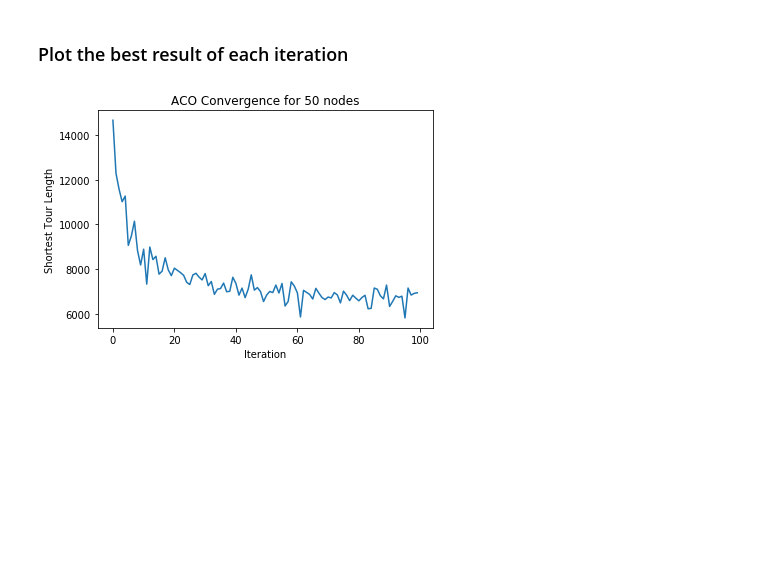
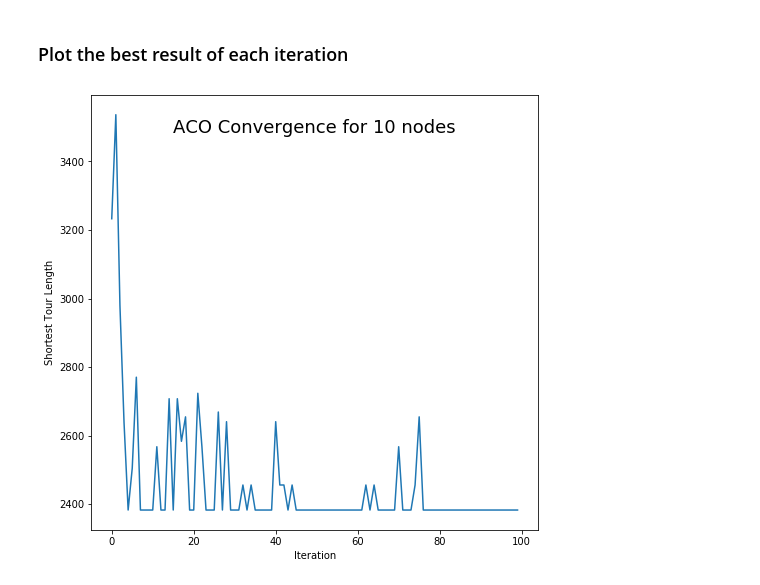
Before and after one commit to bijoythomas/ant_colony_optimization, a Jupyter notebook: TSP with ACO.ipynb, the cells around one changed output. Cells and saved outputs as stored; diff of their text form; code cells hidden in the pictures; blank space fills up the shorter version.

```diff
--- a/TSP with ACO.ipynb
+++ b/TSP with ACO.ipynb
@@ -5,7 +5,7 @@ The code below uses ACO to determine the shortest tour between `num_nodes` nodes
 <br> randomly generated. <br><br>ACO, like Genetic Algorithms, is a heuristic based algorithm. <br>
 It does not guarantee optimality, but near optimal solutions (which maybe acceptable for a particular problem)
 # %%
-num_nodes = 50
+num_nodes = 10
 # %%
 import networkx as nx
 import numpy as np
@@ -62,7 +57,7 @@ ret = nx.draw_networkx_edge_labels(G, pos, edge_labels=edge_labels, label_pos=0.
 ### ACO parameters
 # %%
 max_iterations = 100
-num_ants = 50
+num_ants = 20
 tau_0 = (10/(num_nodes * mean(edge_labels.values()))) # initial pheromone concentration
 tau_matrix = tau_0 * np.ones((num_nodes, num_nodes))
 np.fill_diagonal(tau_matrix, 0)
@@ -70,7 +65,7 @@ tau_df = pd.DataFrame(tau_matrix)
 eta_matrix= 1 / distance_matrix
 eta_df = pd.DataFrame(eta_matrix)
 
-rho = 0.05 # evaporation rate
+rho = 0.05 # evaporation rate .. this determines how much pheromones are lost at each iteration
 alpha = 1 # pheromone exponential parameter
 beta = 1 # desirability exponential parameter
 # %% [markdown]
@@ -162,10 +157,11 @@ f'Shorest path length is {shortest_tour_length}'
 # %% [markdown]
 ### Plot the best result of each iteration
 # %%
+plt.figure(figsize=(8, 8))
+plt.title(f'ACO Convergence for {num_nodes} nodes', fontdict={'fontsize': 18}, x=0.5, y=.90)
 plt.plot(all_solutions[:, 0], all_solutions[:, 1])
 plt.xlabel('Iteration')
 plt.ylabel('Shortest Tour Length')
-plt.title(f'ACO Convergence for {num_nodes} nodes')
 None
 # %% [output]
-[figure, old version]
+[figure, new version]
```
Also changed, not shown: parts of 6 cells of this notebook.
